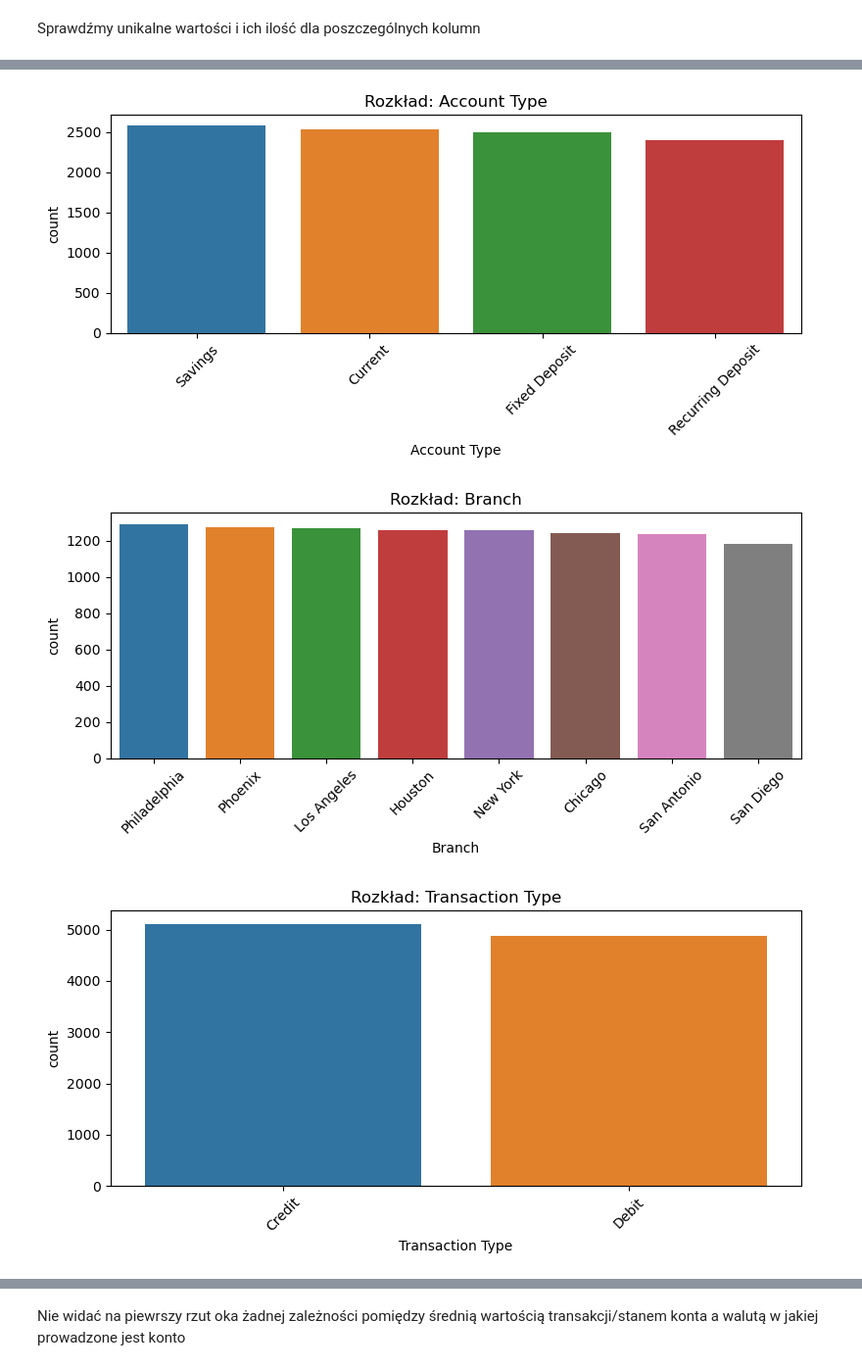
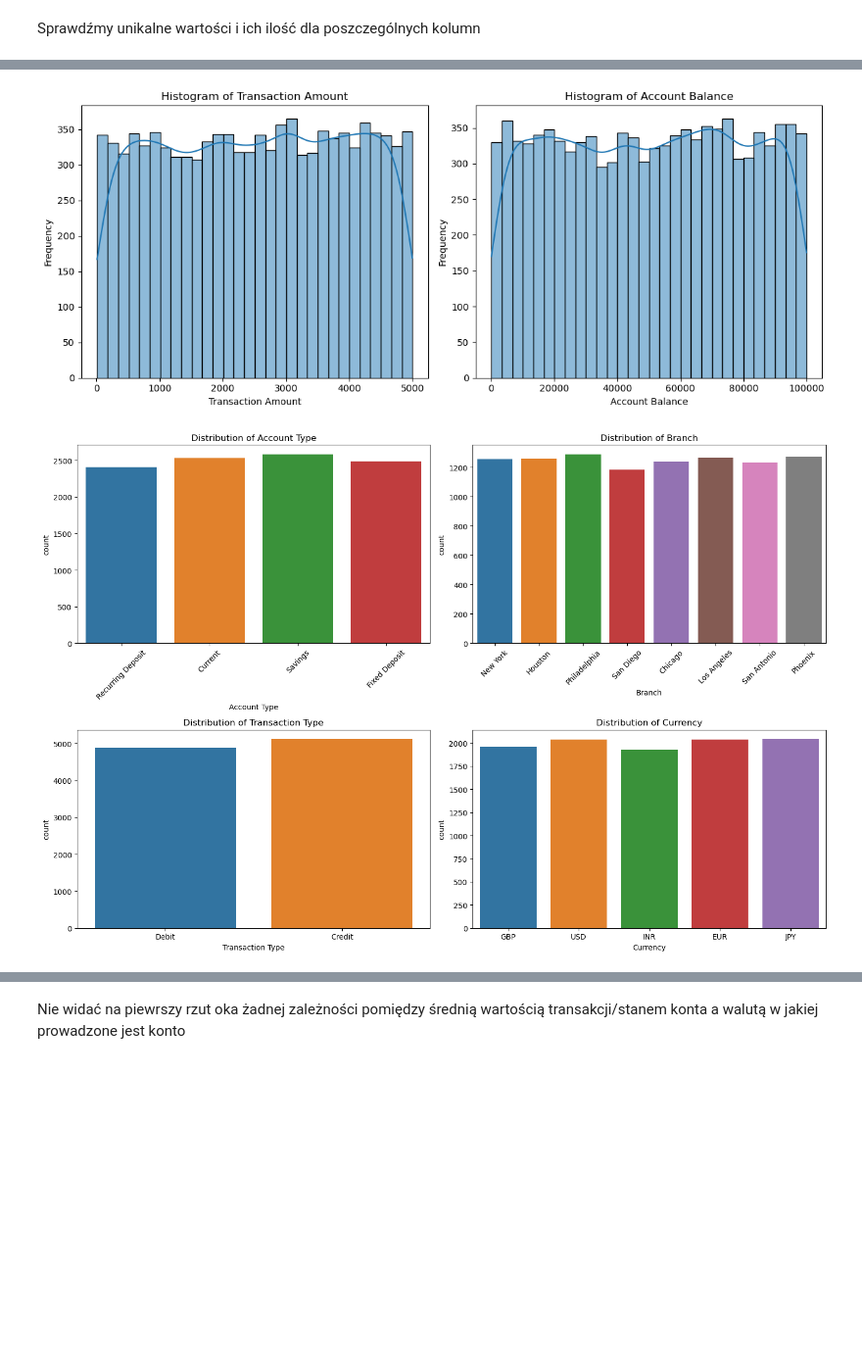
Before and after one commit to wiktoriakawa/IntroductionToMachineLearning-Project2, a Jupyter notebook: budowa_krok_1_3.ipynb, the cells around one changed output, grey strips where cells are left out. Shown: that part at 98% size. Saved outputs shown, nothing was run; the diff lists cells and outputs as text; code cells hidden in the pictures; blank space fills up the shorter version.

Commit message:
budowa 2 - poprawione histogramy, zamiana walut

```diff
--- a/budowa_krok_1_3.ipynb
+++ b/budowa_krok_1_3.ipynb
@@ -115,7 +117,10 @@ df.drop_duplicates(inplace=True)
 # %% [markdown]
 Możemy teraz przejść do dalszej eksploracji danych, najpierw zmieńmy typy danych w kolumnach, aby móc operować na zmiennych liczbowych
 # %%
-df['Transaction Amount'] = pd.to_numeric(df['Transaction Amount'], errors='coerce')
-df['Account Balance'] = pd.to_numeric(df['Account Balance'], errors='coerce')
+#df['Transaction Amount'] = pd.to_numeric(df['Transaction Amount'], errors='coerce')
+#df['Account Balance'] = pd.to_numeric(df['Account Balance'], errors='coerce')
+
+df['Transaction Amount'] = df['Transaction Amount'].str.replace(',', '.').astype(float)
+df['Account Balance'] = df['Account Balance'].str.replace(',', '.').astype(float)
 # %% [markdown]
 Sprawdźmy unikalne wartości i ich ilość dla poszczególnych kolumn
@@ -174,14 +174,47 @@ nie ma widocznych żadnych outlierów.
+# %%
+
+# Plot histograms
+plt.figure(figsize=(12, 5))
+
+# Histogram for Transaction Amount
+plt.subplot(1, 2, 1)
+sns.histplot(df['Transaction Amount'], bins=30, kde=True)
+plt.title('Histogram of Transaction Amount')
+plt.xlabel('Transaction Amount')
+plt.ylabel('Frequency')
+
+# Histogram for Account Balance
+plt.subplot(1, 2, 2)
+sns.histplot(df['Account Balance'], bins=30, kde=True)
+plt.title('Histogram of Account Balance')
+plt.xlabel('Account Balance')
+plt.ylabel('Frequency')
+
+plt.tight_layout()
+plt.show()
+# %% [output]
+[figure, added]
 # %%
-# county dla reszty zmiennych
-cat_cols = ['Account Type', 'Branch', 'Transaction Type', 'Currency']
-for col in cat_cols:
-    plt.figure(figsize=(8, 4))
-    sns.countplot(data=df, x=col, order=df[col].value_counts().index)
-    plt.title(f"Rozkład: {col}")
-    plt.xticks(rotation=45)
-    plt.tight_layout()
-    plt.show()
+# Count plots for categorical variables
+plt.figure(figsize=(15, 10))
+plt.subplot(2, 2, 1)
+sns.countplot(x='Account Type', data=df)
+plt.title('Distribution of Account Type')
+plt.xticks(rotation=45)
+
+plt.subplot(2, 2, 2)
+sns.countplot(x='Branch', data=df)
+plt.title('Distribution of Branch')
+plt.xticks(rotation=45)
+
+plt.subplot(2, 2, 3)
+sns.countplot(x='Transaction Type', data=df)
+plt.title('Distribution of Transaction Type')
+
+plt.subplot(2, 2, 4)
+sns.countplot(x='Currency', data=df)
+plt.title('Distribution of Currency')
+plt.tight_layout()
+plt.show()
 # %% [output]
-[figure, old version]
+[figure, new version]
-[figure, removed]
-[figure, removed]
```
Also changed, not shown: parts of 29 cells of this notebook.
